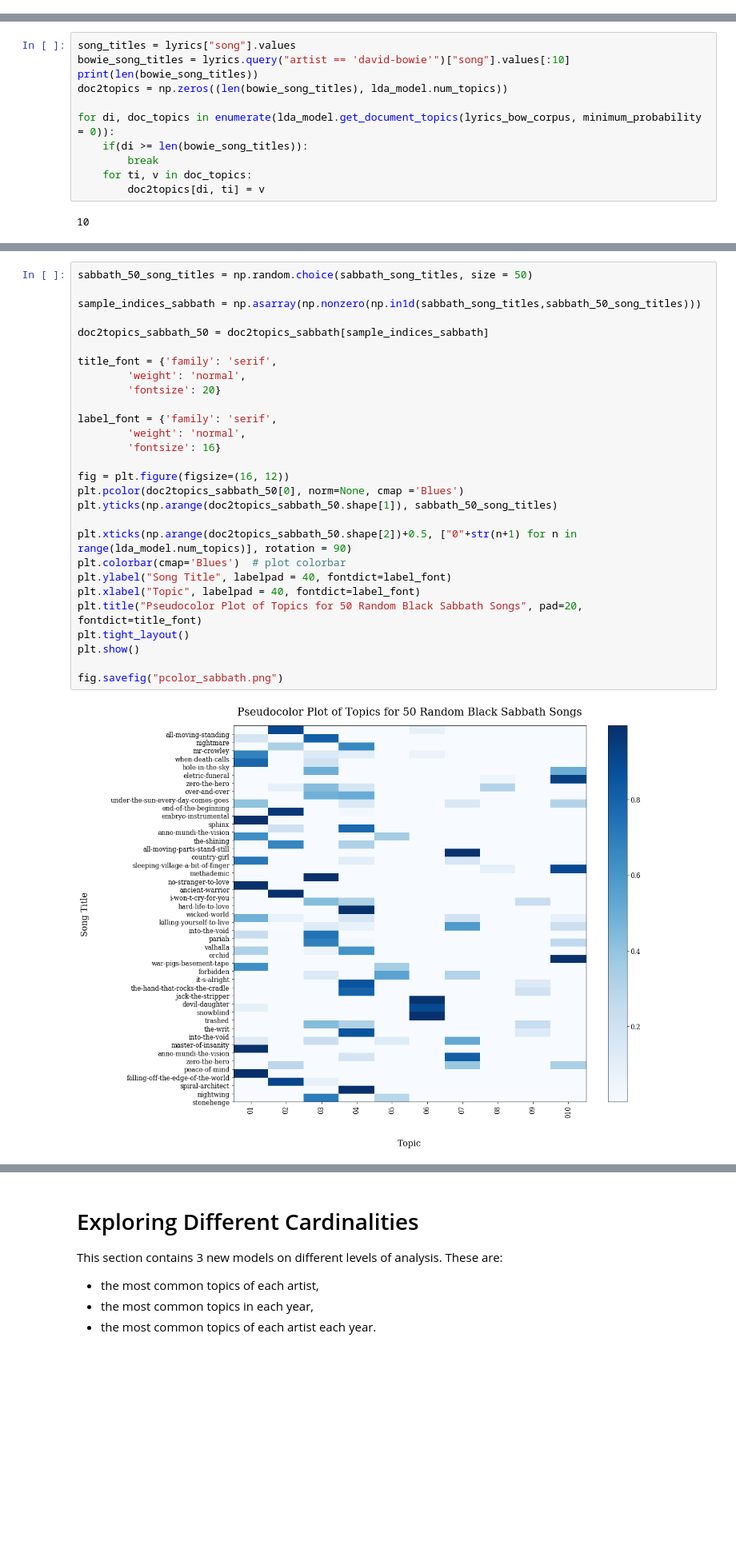
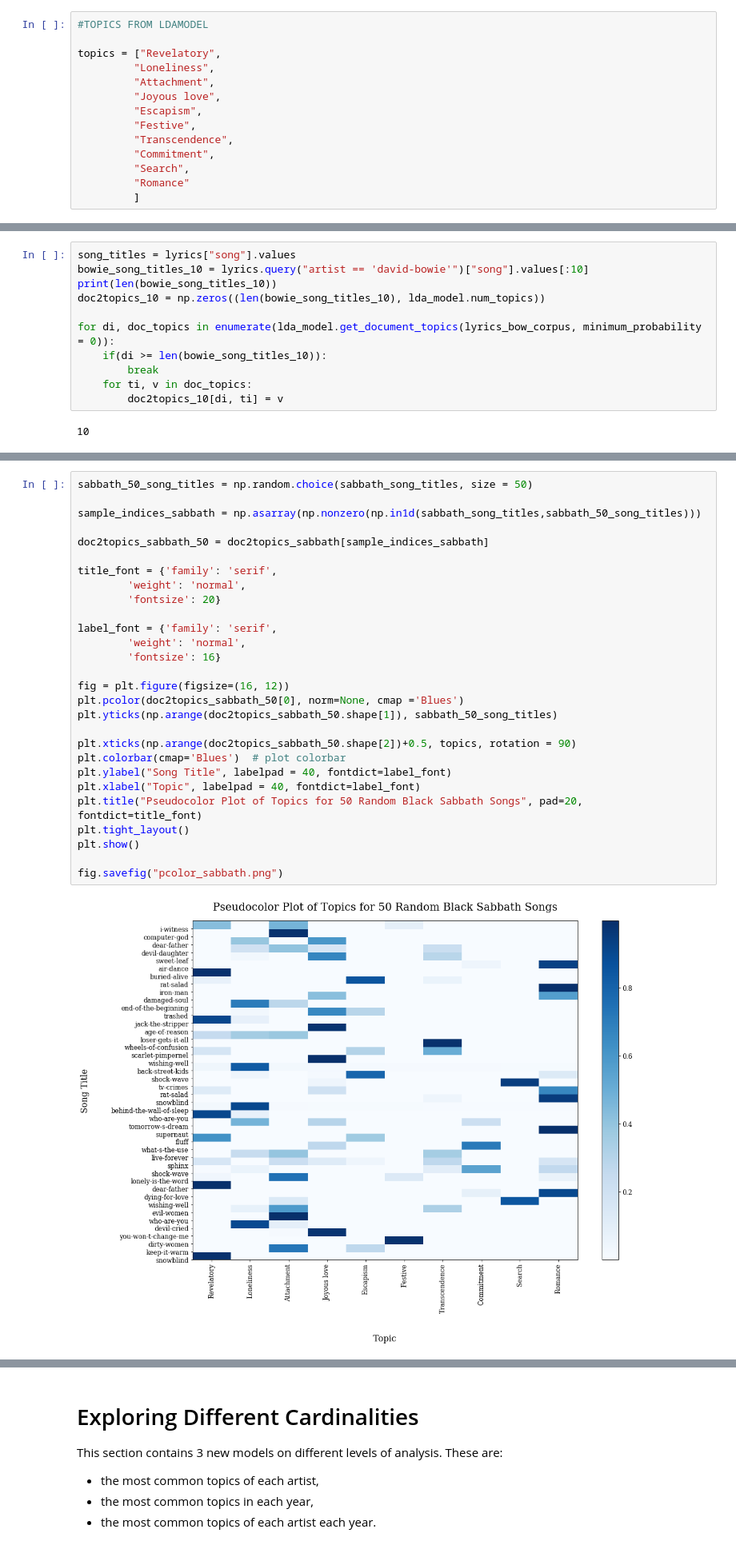
Before and after one commit to ludovicaschaerf/TMCI_Project, a Jupyter notebook: Project Pipeline.ipynb, the cells around one changed output, grey strips where cells are left out. Shown at 80% size. Saved outputs shown, nothing was run; the diff lists cells and outputs as text; blank space fills up the shorter version.

```diff
--- a/Project Pipeline.ipynb
+++ b/Project Pipeline.ipynb
@@ -482,2 +485,16 @@ lda_model.show_topics(formatted=False, num_words=15)
+# %%
+#TOPICS FROM LDAMODEL
+
+topics = ["Revelatory",
+         "Loneliness",
+         "Attachment",
+         "Joyous love",
+         "Escapism",
+         "Festive",
+         "Transcendence",
+         "Commitment",
+         "Search",
+         "Romance"
+         ]
 # %%
 #you need to add labels pls and also since its so periodic could you cut to one period?
@@ -576,14 +624,14 @@ topic
 # %%
 song_titles = lyrics["song"].values
-bowie_song_titles = lyrics.query("artist == 'david-bowie'")["song"].values[:10]
-print(len(bowie_song_titles))
-doc2topics = np.zeros((len(bowie_song_titles), lda_model.num_topics))
+bowie_song_titles_10 = lyrics.query("artist == 'david-bowie'")["song"].values[:10]
+print(len(bowie_song_titles_10))
+doc2topics_10 = np.zeros((len(bowie_song_titles_10), lda_model.num_topics))
 
 for di, doc_topics in enumerate(lda_model.get_document_topics(lyrics_bow_corpus, minimum_probability = 0)):
-    if(di >= len(bowie_song_titles)):
+    if(di >= len(bowie_song_titles_10)):
         break
     for ti, v in doc_topics:
-        doc2topics[di, ti] = v
+        doc2topics_10[di, ti] = v
 # %% [output]
 10
 # %%
@@ -849,33 +889,33 @@ fig.savefig("pcolor_bowie.png")
 # %%
 sabbath_50_song_titles = np.random.choice(sabbath_song_titles, size = 50)
 
 sample_indices_sabbath = np.asarray(np.nonzero(np.in1d(sabbath_song_titles,sabbath_50_song_titles)))
 
 doc2topics_sabbath_50 = doc2topics_sabbath[sample_indices_sabbath]
 
 title_font = {'family': 'serif',
         'weight': 'normal',
         'fontsize': 20}
 
 label_font = {'family': 'serif',
         'weight': 'normal',
         'fontsize': 16}
 
 fig = plt.figure(figsize=(16, 12))
 plt.pcolor(doc2topics_sabbath_50[0], norm=None, cmap ='Blues')
 plt.yticks(np.arange(doc2topics_sabbath_50.shape[1]), sabbath_50_song_titles)
 
-plt.xticks(np.arange(doc2topics_sabbath_50.shape[2])+0.5, ["0"+str(n+1) for n in range(lda_model.num_topics)], rotation = 90)
+plt.xticks(np.arange(doc2topics_sabbath_50.shape[2])+0.5, topics, rotation = 90)
 plt.colorbar(cmap='Blues')  # plot colorbar
 plt.ylabel("Song Title", labelpad = 40, fontdict=label_font)
 plt.xlabel("Topic", labelpad = 40, fontdict=label_font)
 plt.title("Pseudocolor Plot of Topics for 50 Random Black Sabbath Songs", pad=20, fontdict=title_font)
 plt.tight_layout()
 plt.show()
 
 fig.savefig("pcolor_sabbath.png")
 # %% [output]
-[figure, old version]
+[figure, new version]
 # %%
 bruce_50_song_titles = np.random.choice(bruce_song_titles, size = 50)
 
```
Also changed, not shown: parts of 26 cells of this notebook.
